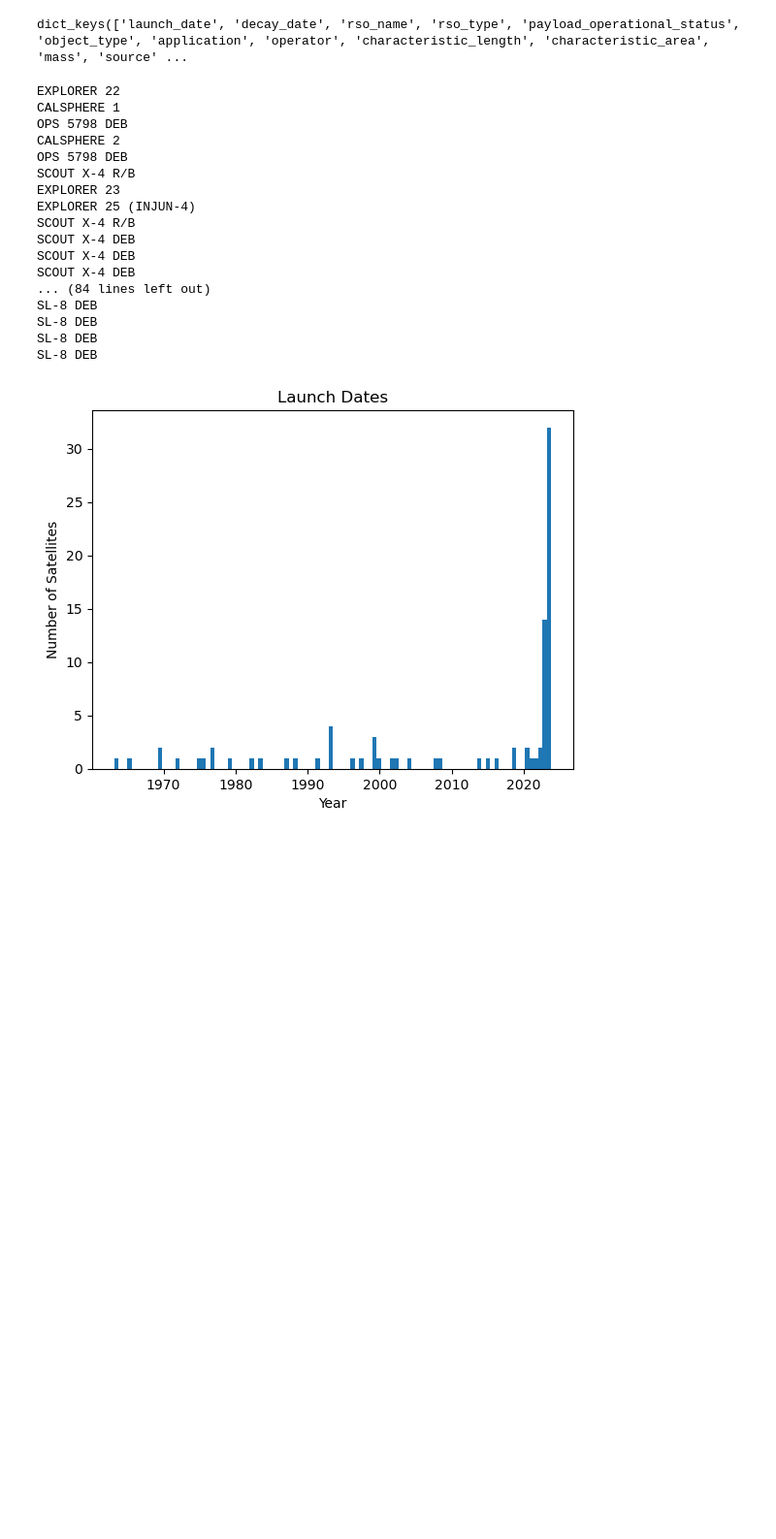
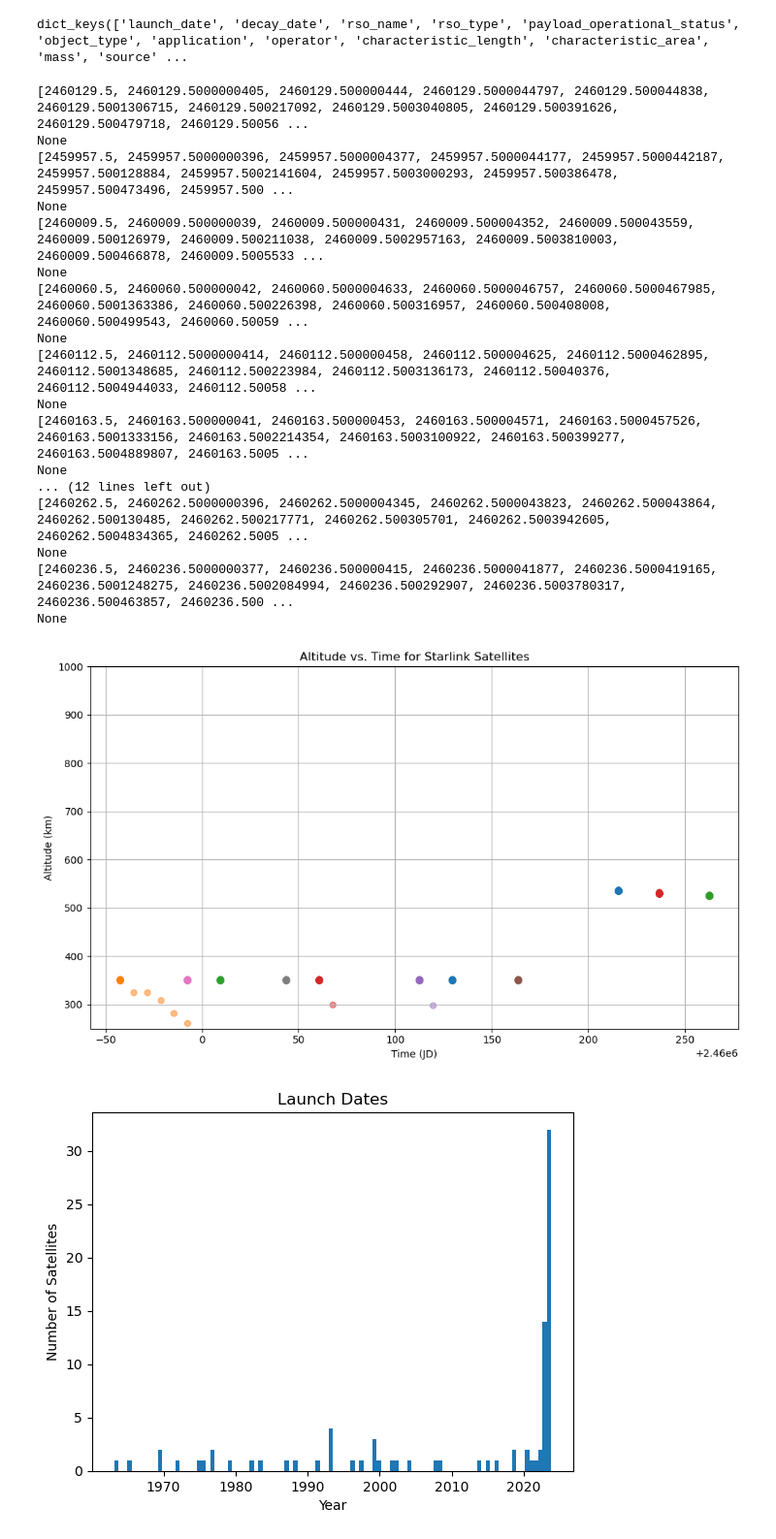
Before and after one commit to ucl-sgnl/FSPSimulator, a Jupyter notebook: src/Visualisation.ipynb, the cells around one changed output. Shown at 97% size. Drawn from its saved outputs; the diff is of its cells as text; code cells hidden in the pictures; blank space fills up the shorter version.

```diff
--- a/src/Visualisation.ipynb
+++ b/src/Visualisation.ipynb
@@ -36,35 +36,53 @@ print(len(spaceobjects2))
 # %% [output]
 87
 100
-# %%
-#combine spaceobjects1 and spaceobjects2
-spaceobjects = spaceobjects1.append(spaceobjects2)
 # %%
 #attributes of the first space object
 print(spaceobjects1[0].__dict__.keys())
 # %% [output]
 dict_keys(['launch_date', 'decay_date', 'rso_name', 'rso_type', 'payload_operational_status', 'object_type', 'application', 'operator', 'characteristic_length', 'characteristic_area', 'mass', 'source' ...
-# %%
-for sat in spaceobjects2:
-    print(sat.rso_name)
-# %% [output]
-EXPLORER 22
-CALSPHERE 1
-OPS 5798 DEB
-CALSPHERE 2
-OPS 5798 DEB
-SCOUT X-4 R/B
-EXPLORER 23
-EXPLORER 25 (INJUN-4)
-SCOUT X-4 R/B
-SCOUT X-4 DEB
-SCOUT X-4 DEB
-SCOUT X-4 DEB
-... (84 lines left out)
-SL-8 DEB
-SL-8 DEB
-SL-8 DEB
-SL-8 DEB
+# %%
+import matplotlib.pyplot as plt
+
+plt.figure(figsize=(10, 6))  # Set the figure size
+plt.title("Altitude vs. Time for Starlink Satellites")
+plt.xlabel("Time (JD)")  # Assuming time is in Julian Date
+plt.ylabel("Altitude (km)")
+
+for spaceobject in spaceobjects1[-15:-1]:
+    if "starlink" in spaceobject.rso_name.lower():  # Checks if "starlink" is a substring of rso_name
+        times = [point[0] for point in spaceobject.ephemeris]  # Extracting times
+        positions = [np.array(point[1]) for point in spaceobject.ephemeris]  # Extracting positions
+        altitudes = [np.linalg.norm(pos)-6378.137 for pos in positions]  # Computing altitudes
+        # print(spaceobject.ephemeris)
+        print(times)
+        # Plotting for each Starlink satellite
+        plt.scatter(times, altitudes, label=spaceobject.rso_name, alpha=0.5)
+
+# plt.legend(loc='best')  # Display legend
+plt.ylim(250, 1000)
+plt.grid(True)
+plt.tight_layout()
+plt.show()
+# %% [output]
+[2460129.5, 2460129.5000000405, 2460129.500000444, 2460129.5000044797, 2460129.500044838, 2460129.5001306715, 2460129.500217092, 2460129.5003040805, 2460129.500391626, 2460129.500479718, 2460129.50056 ...
+None
+[2459957.5, 2459957.5000000396, 2459957.5000004377, 2459957.5000044177, 2459957.5000442187, 2459957.500128884, 2459957.5002141604, 2459957.5003000293, 2459957.500386478, 2459957.500473496, 2459957.500 ...
+None
+[2460009.5, 2460009.500000039, 2460009.500000431, 2460009.500004352, 2460009.500043559, 2460009.500126979, 2460009.500211038, 2460009.5002957163, 2460009.5003810003, 2460009.500466878, 2460009.5005533 ...
+None
+[2460060.5, 2460060.500000042, 2460060.5000004633, 2460060.5000046757, 2460060.5000467985, 2460060.5001363386, 2460060.500226398, 2460060.500316957, 2460060.500408008, 2460060.500499543, 2460060.50059 ...
+None
+[2460112.5, 2460112.5000000414, 2460112.500000458, 2460112.500004625, 2460112.5000462895, 2460112.5001348685, 2460112.500223984, 2460112.5003136173, 2460112.50040376, 2460112.5004944033, 2460112.50058 ...
+None
+[2460163.5, 2460163.500000041, 2460163.500000453, 2460163.500004571, 2460163.5000457526, 2460163.5001333156, 2460163.5002214354, 2460163.5003100922, 2460163.500399277, 2460163.5004889807, 2460163.5005 ...
+None
+... (12 lines left out)
+[2460262.5, 2460262.5000000396, 2460262.5000004345, 2460262.5000043823, 2460262.500043864, 2460262.500130485, 2460262.500217771, 2460262.500305701, 2460262.5003942605, 2460262.5004834365, 2460262.5005 ...
+None
+[2460236.5, 2460236.5000000377, 2460236.500000415, 2460236.5000041877, 2460236.5000419165, 2460236.5001248275, 2460236.5002084994, 2460236.500292907, 2460236.5003780317, 2460236.500463857, 2460236.500 ...
+None
+[figure, added]
 # %%
 #now a histogram of all the launch dates and all the decay dates
 launch_dates = []
```
Also changed, not shown: parts of 1 cell of this notebook, 1 other file.
